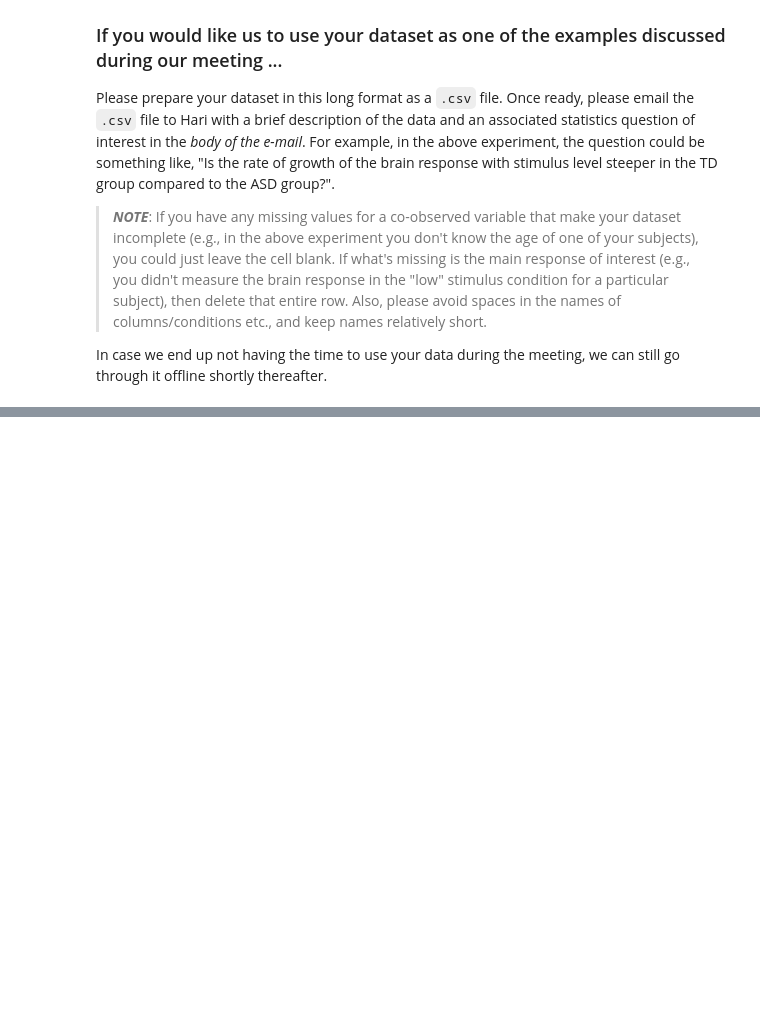
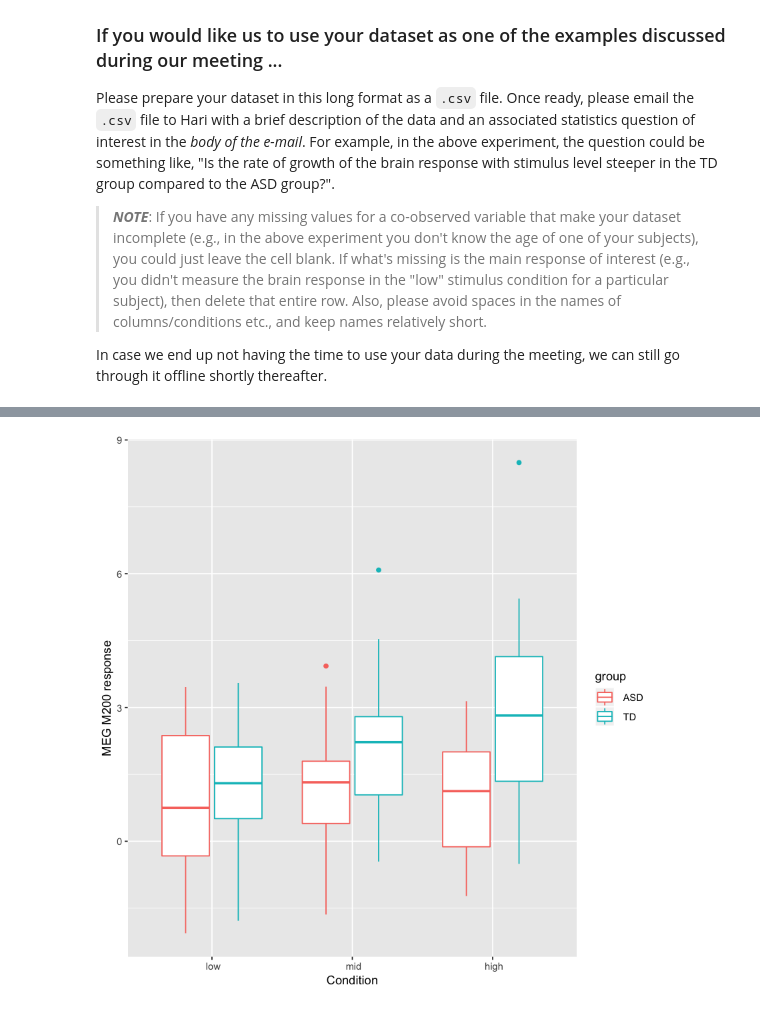
Before and after one commit to haribharadwaj/notebooks, a Jupyter notebook: STATS/LinearMixedModels.ipynb, the cells around one changed output, grey strips where cells are left out. Drawn from its saved outputs; the diff is of its cells as text; code cells hidden in the pictures; blank space fills up the shorter version.

```diff
--- a/STATS/LinearMixedModels.ipynb
+++ b/STATS/LinearMixedModels.ipynb
@@ -47,0 +52,2 @@ In case we end up not having the time to use your data during the meeting, we ca
+# %%
+dat <- read.csv('./datasets/ASD_ERP_M2_Object.csv', header=TRUE)
@@ -47,0 +70,9 @@ In case we end up not having the time to use your data during the meeting, we ca
+# %%
+dat$subj <- as.factor(dat$subj)
+# %%
+dat$cond <- ordered(dat$cond, levels=c(' low', ' mid', ' high'))
+# %%
+p <- ggplot(aes(x=cond, y=erp, color=group), data=dat) + geom_boxplot()
+p + xlab('Condition') + ylab('MEG M200 response')
+# %% [output]
+[figure, added]
```
Also changed, not shown: parts of 29 cells of this notebook, 1 other file.
